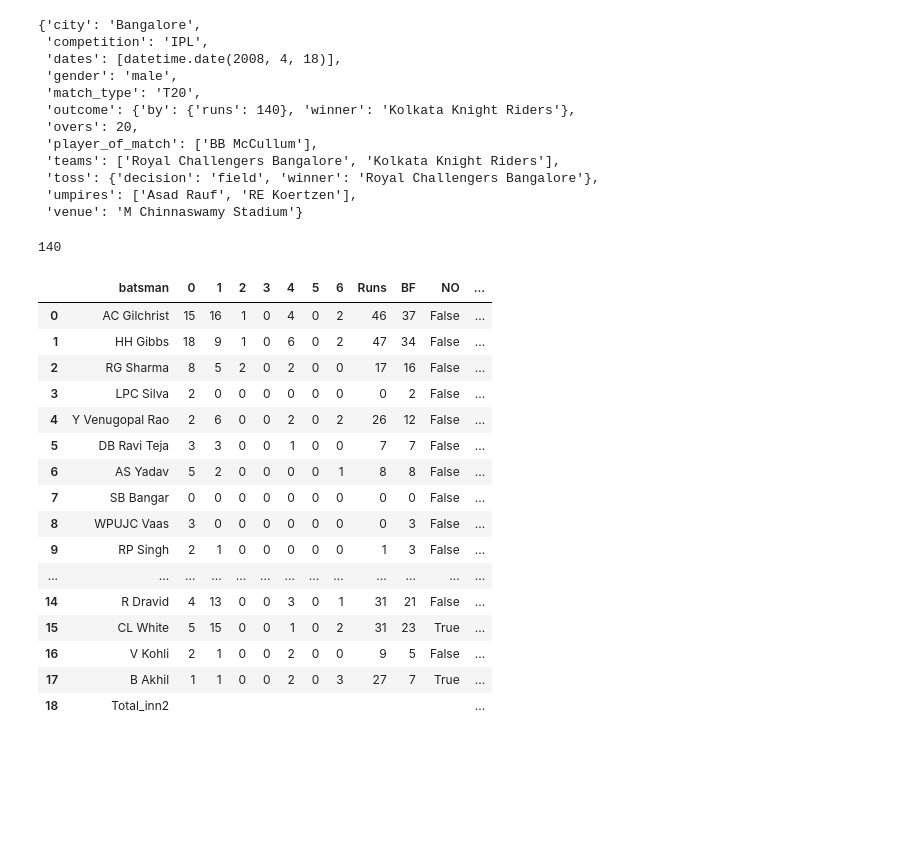
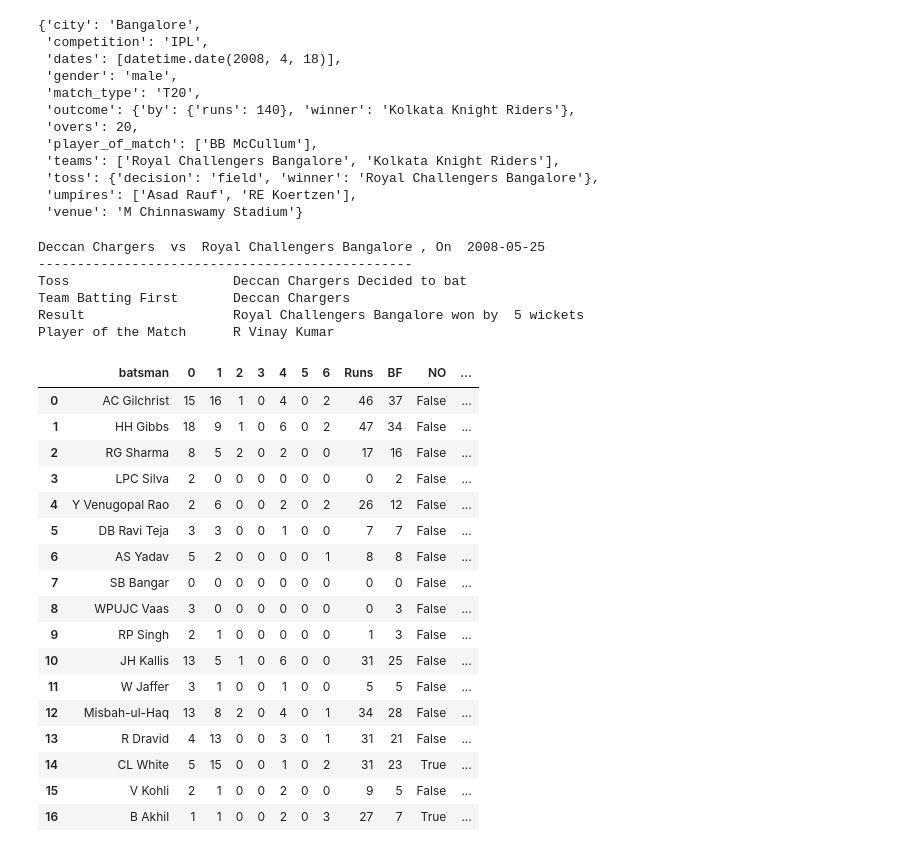
Before and after one commit to khanalg44/cricket_data, a Jupyter notebook: 03_ipl_consistency/01_print_scorecard.ipynb, the cells around one changed output. Drawn from its saved outputs; the diff is of its cells as text; code cells hidden in the pictures; blank space fills up the shorter version.

```diff
--- a/03_ipl_consistency/01_print_scorecard.ipynb
+++ b/03_ipl_consistency/01_print_scorecard.ipynb
@@ -37,8 +39,3 @@ dict_keys(['meta', 'info', 'innings'])
  'toss': {'decision': 'field', 'winner': 'Royal Challengers Bangalore'},
  'umpires': ['Asad Rauf', 'RE Koertzen'],
  'venue': 'M Chinnaswamy Stadium'}
-# %%
-list(data['info']['outcome']['by'].keys())[0]
-list(data['info']['outcome']['by'].values())[0]
-# %% [output]
-140
@@ -63,10 +89,10 @@ def print_scorecard(f, data_dir='./'):
     toss_winner = data['info']['toss'].get('winner', None)
 
 
-    def add_player(player, scorecard, season=season):
+    def add_player(player, scorecard, season=season, Team=' ', Against=' '):
         if player not in scorecard:
             scorecard[player] = {'0':0, '1':0, '2':0, '3':0, '4':0, '5':0, '6':0,
-                                 'Runs':0, 'BF':0, 'NO':True, 'Team':' ', 'Against':' ',
+                                 'Runs':0, 'BF':0, 'NO':True, 'Team':Team, 'Against':Against,
                                  'Win':False, 'Toss':False, 'team-total':0, 'season':season}
     batting_card = {}
 
@@ -115,52 +141,63 @@ def print_scorecard(f, data_dir='./'):
                 player_out = deliv[1]['wicket']['player_out']
 
                 # for case when player is runout without facing a ball
-                add_player(player_out, batting_card_inn)
+                add_player(player_out, batting_card_inn, Team=batting_team, Against=bowling_team)
                 batting_card_inn[player_out]['NO']=False
 
             batting_card_inn[batsman]['Team']     = batting_team
             batting_card_inn[batsman]['Against']  = bowling_team
 
-            if batting_team==winner:
+            if batting_team == winner:
                 batting_card_inn[batsman]['Win']  = True
 
-            if batting_team==toss_winner:
+            if batting_team == toss_winner:
                 batting_card_inn[batsman]['Toss'] = True
 
         for b in batting_card_inn.keys():
             batting_card_inn[b]['team-total']     = runs_total
 
 
-        batting_card_inn['Total_inn'+str(i+1)]= {'0':' ', '1':' ', '2':' ', '3':' ', '4':' ', '5':' ', '6':' ',
-                                 'Runs':' ', 'BF':' ', 'NO':' ', 'Team':' ', 'Against':' ',
-                                 'Win':' ', 'Toss':' ', 'team-total':str(runs_total)+'-'+str(wkts), 'season':' '}
+        #batting_card_inn['Total_inn'+str(i+1)]= {'0':' ', '1':' ', '2':' ', '3':' ', '4':' ', '5':' ', '6':' ',
+        #                         'Runs':' ', 'BF':' ', 'NO':' ', 'Team':' ', 'Against':' ',
+        #                         'Win':' ', 'Toss':' ', 'team-total':str(runs_total)+'-'+str(wkts), 'season':' '}
 
         batting_card.update(batting_card_inn)
 
-    df=pd.DataFrame(batting_card).T
+    df = pd.DataFrame(batting_card).transpose()
+
     df.reset_index(inplace=True)
     df.rename(columns={"index": "batsman"}, inplace=True)
     df['date']=match_date
     df['match-id']=f.split('/')[-1].split('.')[0]
+
+    read_match_info(fil)
+
     return df
 
 f2='../datasets/ipl/yaml/336002.yaml'
 print_scorecard(f2)
 # %% [output]
+Deccan Chargers  vs  Royal Challengers Bangalore , On  2008-05-25
+------------------------------------------------
+Toss                     Deccan Chargers Decided to bat
+Team Batting First       Deccan Chargers
+Result                   Royal Challengers Bangalore won by  5 wickets
+Player of the Match      R Vinay Kumar
 |  | batsman | 0 | 1 | 2 | 3 | 4 | 5 | 6 | Runs | BF | NO | ... |
 | 0 | AC Gilchrist | 15 | 16 | 1 | 0 | 4 | 0 | 2 | 46 | 37 | False | ... |
 | 1 | HH Gibbs | 18 | 9 | 1 | 0 | 6 | 0 | 2 | 47 | 34 | False | ... |
 | 2 | RG Sharma | 8 | 5 | 2 | 0 | 2 | 0 | 0 | 17 | 16 | False | ... |
 | 3 | LPC Silva | 2 | 0 | 0 | 0 | 0 | 0 | 0 | 0 | 2 | False | ... |
 | 4 | Y Venugopal Rao | 2 | 6 | 0 | 0 | 2 | 0 | 2 | 26 | 12 | False | ... |
 | 5 | DB Ravi Teja | 3 | 3 | 0 | 0 | 1 | 0 | 0 | 7 | 7 | False | ... |
 | 6 | AS Yadav | 5 | 2 | 0 | 0 | 0 | 0 | 1 | 8 | 8 | False | ... |
 | 7 | SB Bangar | 0 | 0 | 0 | 0 | 0 | 0 | 0 | 0 | 0 | False | ... |
 | 8 | WPUJC Vaas | 3 | 0 | 0 | 0 | 0 | 0 | 0 | 0 | 3 | False | ... |
 | 9 | RP Singh | 2 | 1 | 0 | 0 | 0 | 0 | 0 | 1 | 3 | False | ... |
-| ... | ... | ... | ... | ... | ... | ... | ... | ... | ... | ... | ... | ... |
-| 14 | R Dravid | 4 | 13 | 0 | 0 | 3 | 0 | 1 | 31 | 21 | False | ... |
-| 15 | CL White | 5 | 15 | 0 | 0 | 1 | 0 | 2 | 31 | 23 | True | ... |
-| 16 | V Kohli | 2 | 1 | 0 | 0 | 2 | 0 | 0 | 9 | 5 | False | ... |
-| 17 | B Akhil | 1 | 1 | 0 | 0 | 2 | 0 | 3 | 27 | 7 | True | ... |
-| 18 | Total_inn2 |  |  |  |  |  |  |  |  |  |  | ... |
+| 10 | JH Kallis | 13 | 5 | 1 | 0 | 6 | 0 | 0 | 31 | 25 | False | ... |
+| 11 | W Jaffer | 3 | 1 | 0 | 0 | 1 | 0 | 0 | 5 | 5 | False | ... |
+| 12 | Misbah-ul-Haq | 13 | 8 | 2 | 0 | 4 | 0 | 1 | 34 | 28 | False | ... |
+| 13 | R Dravid | 4 | 13 | 0 | 0 | 3 | 0 | 1 | 31 | 21 | False | ... |
+| 14 | CL White | 5 | 15 | 0 | 0 | 1 | 0 | 2 | 31 | 23 | True | ... |
+| 15 | V Kohli | 2 | 1 | 0 | 0 | 2 | 0 | 0 | 9 | 5 | False | ... |
+| 16 | B Akhil | 1 | 1 | 0 | 0 | 2 | 0 | 3 | 27 | 7 | True | ... |
```
Also changed, not shown: parts of 10 cells of this notebook, 11 other files.
